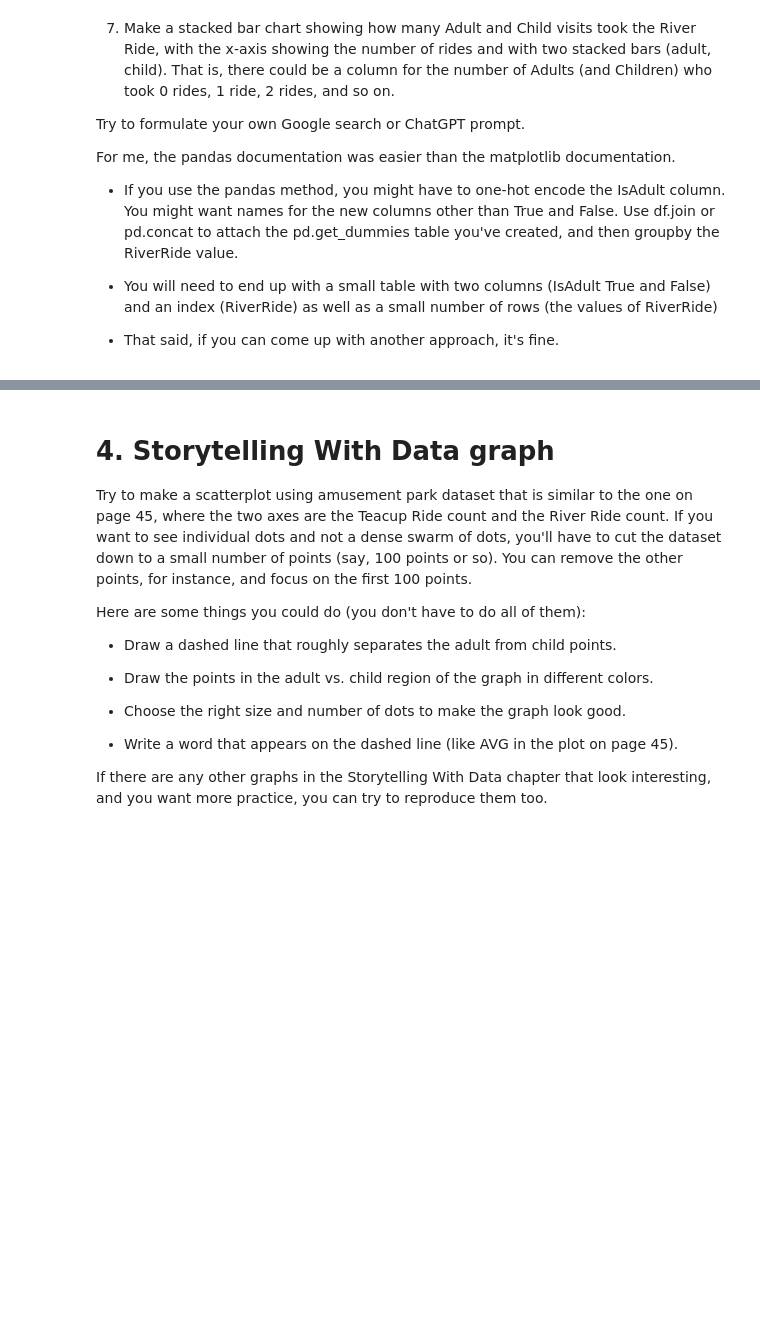
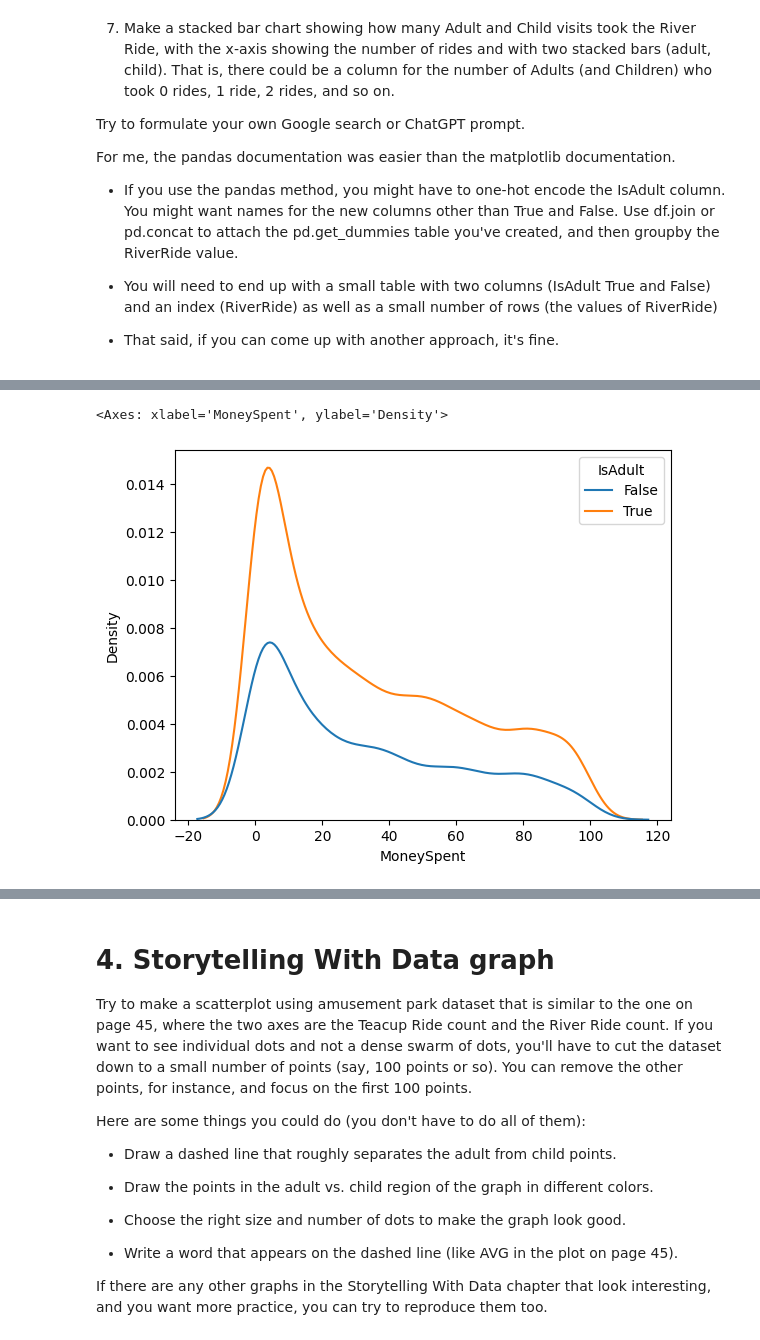
Before and after one commit to dho053-bu/Milestone-3-DX699, a Jupyter notebook: OMDS-ModB2-Week3-Ho-David.ipynb, the cells around one changed output, grey strips where cells are left out. Saved outputs shown, nothing was run; the diff lists cells and outputs as text; code cells hidden in the pictures; blank space fills up the shorter version.

```diff
--- a/OMDS-ModB2-Week3-Ho-David.ipynb
+++ b/OMDS-ModB2-Week3-Ho-David.ipynb
@@ -190,0 +341,5 @@ Which plots are the best for showing this data?
+# %%
+sns.kdeplot(data=df, x="MoneySpent", hue="IsAdult")
+# %% [output]
+<Axes: xlabel='MoneySpent', ylabel='Density'>
+[figure, added]
```
Also changed, not shown: parts of 29 cells of this notebook.
